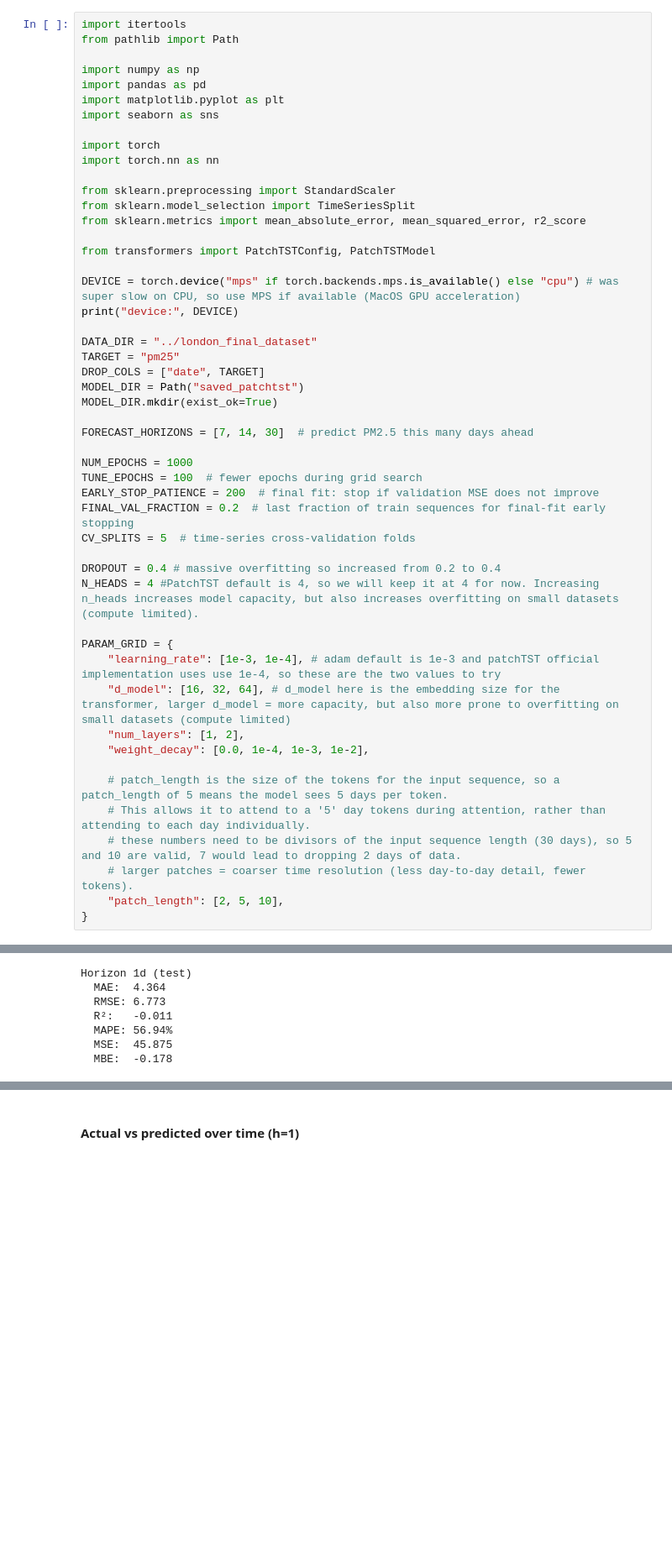
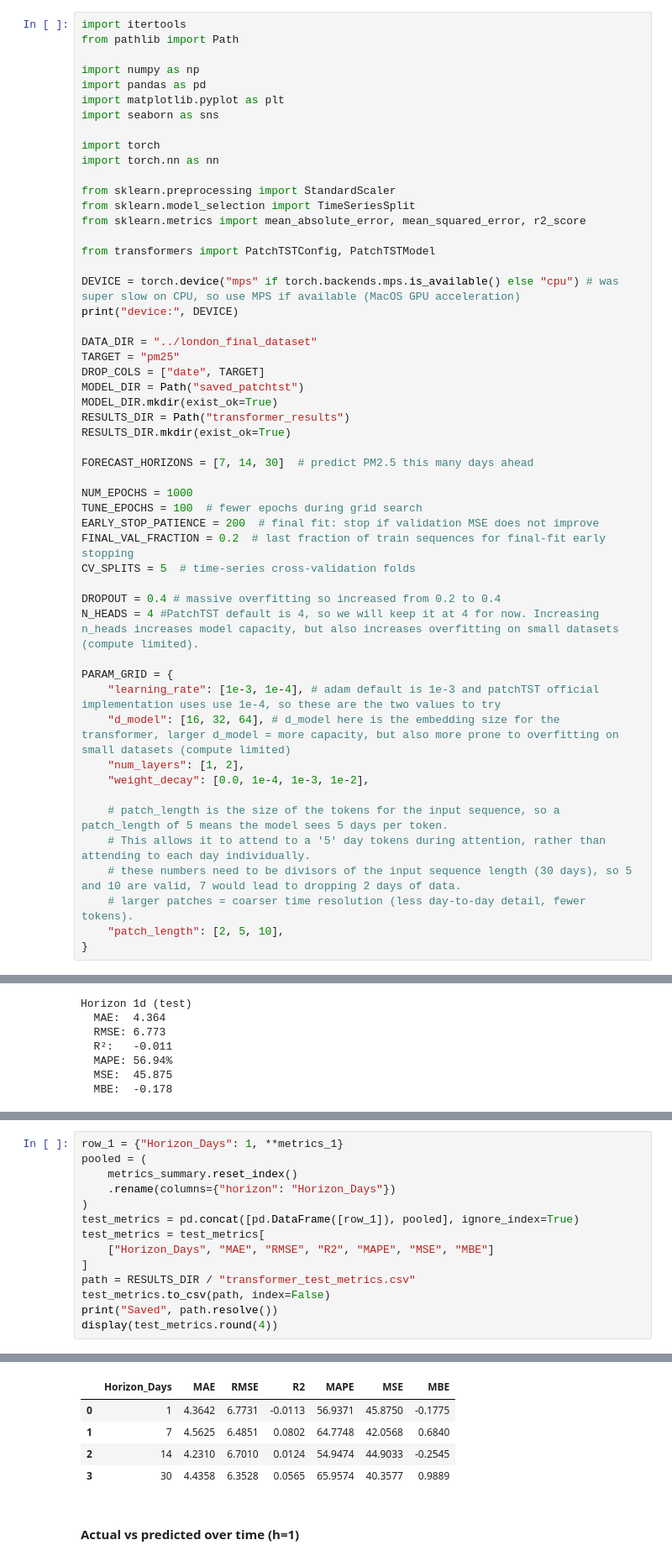
Before and after one commit to Masters-Paper-Forecasting/code, a Jupyter notebook: model_training/transformer.ipynb, the cells around one changed output, grey strips where cells are left out. Shown at 84% size. Drawn from its saved outputs; the diff is of its cells as text; blank space fills up the shorter version.

Commit message:
results work

```diff
--- a/model_training/transformer.ipynb
+++ b/model_training/transformer.ipynb
@@ -31,6 +31,8 @@ TARGET = "pm25"
 DROP_COLS = ["date", TARGET]
 MODEL_DIR = Path("saved_patchtst")
 MODEL_DIR.mkdir(exist_ok=True)
+RESULTS_DIR = Path("transformer_results")
+RESULTS_DIR.mkdir(exist_ok=True)
 
 FORECAST_HORIZONS = [7, 14, 30]  # predict PM2.5 this many days ahead
 
@@ -1610,0 +1670,15 @@ Horizon 1d (test)
+# %%
+row_1 = {"Horizon_Days": 1, **metrics_1}
+pooled = (
+    metrics_summary.reset_index()
+    .rename(columns={"horizon": "Horizon_Days"})
+)
+test_metrics = pd.concat([pd.DataFrame([row_1]), pooled], ignore_index=True)
+test_metrics = test_metrics[
+    ["Horizon_Days", "MAE", "RMSE", "R2", "MAPE", "MSE", "MBE"]
+]
+path = RESULTS_DIR / "transformer_test_metrics.csv"
+test_metrics.to_csv(path, index=False)
+print("Saved", path.resolve())
+display(test_metrics.round(4))
+# %% [output]
@@ -1611,3 +1686,8 @@ Horizon 1d (test)
+|  | Horizon_Days | MAE | RMSE | R2 | MAPE | MSE | MBE |
+| 0 | 1 | 4.3642 | 6.7731 | -0.0113 | 56.9371 | 45.8750 | -0.1775 |
+| 1 | 7 | 4.5625 | 6.4851 | 0.0802 | 64.7748 | 42.0568 | 0.6840 |
+| 2 | 14 | 4.2310 | 6.7010 | 0.0124 | 54.9474 | 44.9033 | -0.2545 |
+| 3 | 30 | 4.4358 | 6.3528 | 0.0565 | 65.9574 | 40.3577 | 0.9889 |
 # %% [markdown]
 #### Actual vs predicted over time (h=1)
 # %%
```
Also changed, not shown: parts of 11 cells of this notebook, 13 other files.
